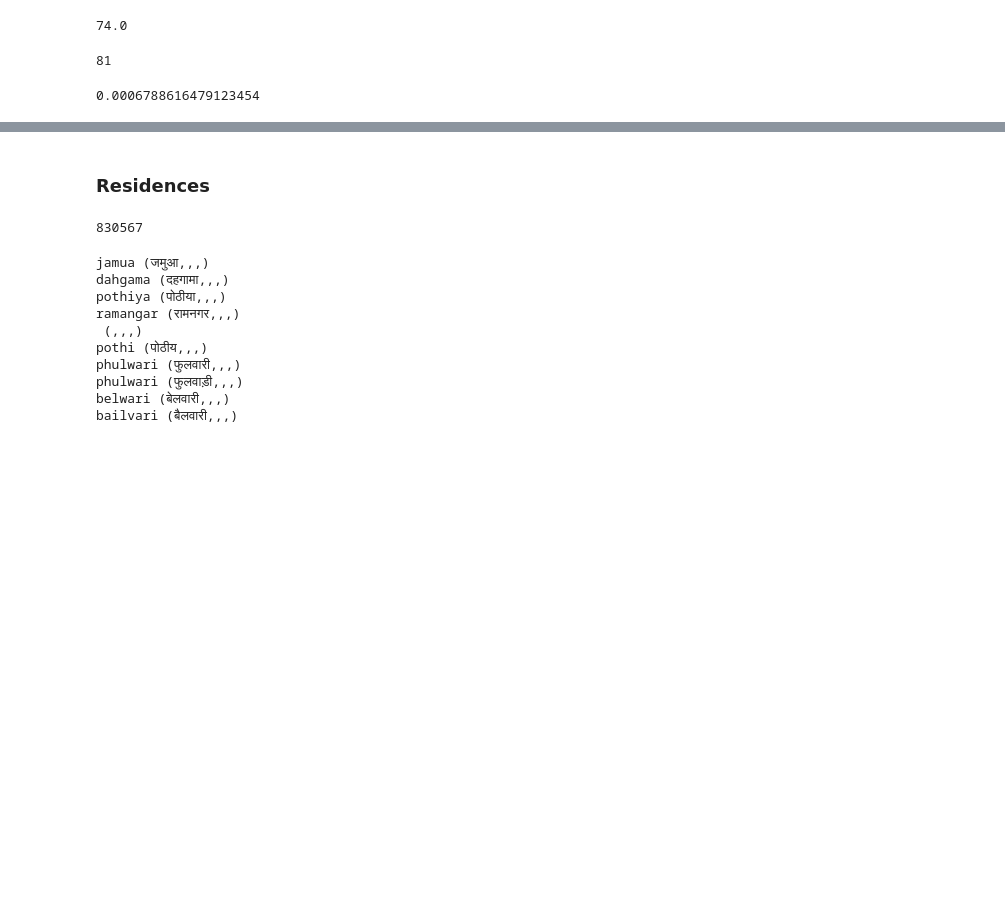
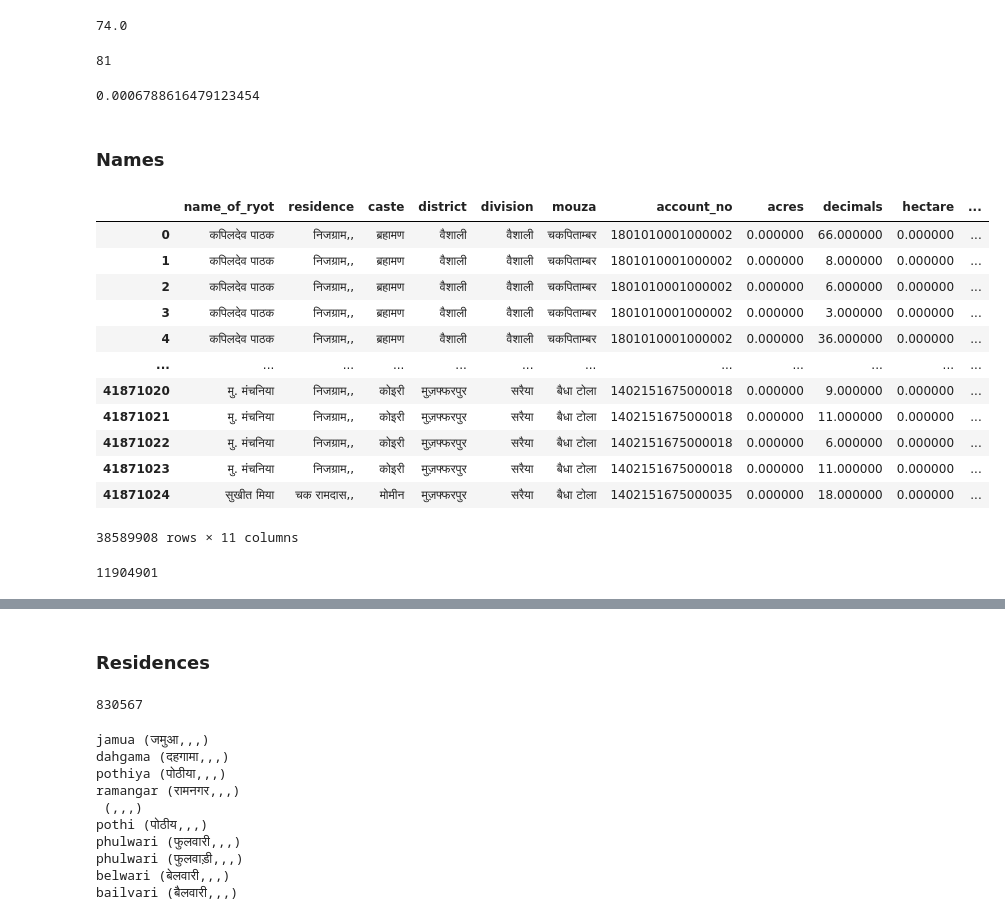
Before and after one commit to in-rolls/land, a Jupyter notebook: scripts/00_summary_basic_bihar_land_record.ipynb, the cells around one changed output, grey strips where cells are left out. Drawn from its saved outputs; the diff is of its cells as text; code cells hidden in the pictures; blank space fills up the shorter version.

```diff
--- a/scripts/00_summary_basic_bihar_land_record.ipynb
+++ b/scripts/00_summary_basic_bihar_land_record.ipynb
@@ -94,0 +100,7 @@ len(df.query("tt_area_acre==0"))
+# %%
+df_filtered = (
+    df
+    .query("decimals >= 0 & decimals <= 99")
+    .query("tt_area_acre>=0")
+)
+len(df_filtered)
@@ -134,3 +178,27 @@ df.query("tt_area_acre>100_00")["account_no"].nunique()
 100 * (81 / df.query("tt_area_acre>0")["account_no"].nunique())
 # %% [output]
 0.0006788616479123454
+# %% [markdown]
+### Names
+# %%
+df_filtered = df_filtered.query("tt_area_acre>0")
+# %%
+df_filtered
+# %% [output]
+|  | name_of_ryot | residence | caste | district | division | mouza | account_no | acres | decimals | hectare | ... |
+| 0 | कपिलदेव पाठक | निजग्राम,, | ब्रहामण | वैशाली | वैशाली | चकपिताम्बर | 1801010001000002 | 0.000000 | 66.000000 | 0.000000 | ... |
+| 1 | कपिलदेव पाठक | निजग्राम,, | ब्रहामण | वैशाली | वैशाली | चकपिताम्बर | 1801010001000002 | 0.000000 | 8.000000 | 0.000000 | ... |
+| 2 | कपिलदेव पाठक | निजग्राम,, | ब्रहामण | वैशाली | वैशाली | चकपिताम्बर | 1801010001000002 | 0.000000 | 6.000000 | 0.000000 | ... |
+| 3 | कपिलदेव पाठक | निजग्राम,, | ब्रहामण | वैशाली | वैशाली | चकपिताम्बर | 1801010001000002 | 0.000000 | 3.000000 | 0.000000 | ... |
+| 4 | कपिलदेव पाठक | निजग्राम,, | ब्रहामण | वैशाली | वैशाली | चकपिताम्बर | 1801010001000002 | 0.000000 | 36.000000 | 0.000000 | ... |
+| ... | ... | ... | ... | ... | ... | ... | ... | ... | ... | ... | ... |
+| 41871020 | मु. मंचनिया | निजग्राम,, | कोइरी | मुज़फ्फरपुर | सरैया | बैधा टोला | 1402151675000018 | 0.000000 | 9.000000 | 0.000000 | ... |
+| 41871021 | मु. मंचनिया | निजग्राम,, | कोइरी | मुज़फ्फरपुर | सरैया | बैधा टोला | 1402151675000018 | 0.000000 | 11.000000 | 0.000000 | ... |
+| 41871022 | मु. मंचनिया | निजग्राम,, | कोइरी | मुज़फ्फरपुर | सरैया | बैधा टोला | 1402151675000018 | 0.000000 | 6.000000 | 0.000000 | ... |
+| 41871023 | मु. मंचनिया | निजग्राम,, | कोइरी | मुज़फ्फरपुर | सरैया | बैधा टोला | 1402151675000018 | 0.000000 | 11.000000 | 0.000000 | ... |
+| 41871024 | सुखीत मिया | चक रामदास,, | मोमीन | मुज़फ्फरपुर | सरैया | बैधा टोला | 1402151675000035 | 0.000000 | 18.000000 | 0.000000 | ... |
+38589908 rows × 11 columns
+# %%
+df_filtered["account_no"].nunique()
+# %% [output]
+11904901
```
Also changed, not shown: parts of 33 cells of this notebook.
